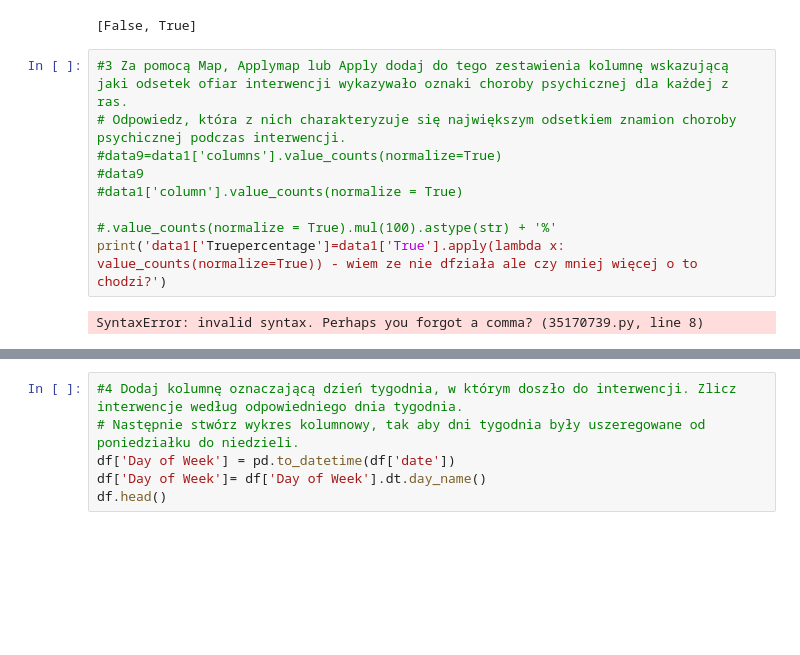
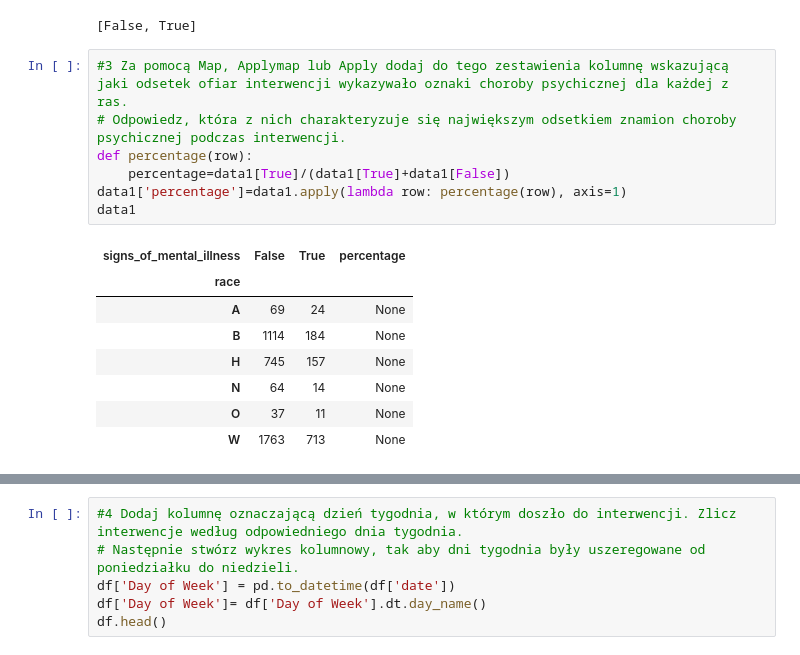
Before and after one commit to PiotrWitaszek/Crime, a Jupyter notebook: Crime.ipynb, the cells around one changed output, grey strips where cells are left out. Drawn from its saved outputs; the diff is of its cells as text; blank space fills up the shorter version.

```diff
--- a/Crime.ipynb
+++ b/Crime.ipynb
@@ -37,11 +37,16 @@ print(data1.columns.tolist())
 # %%
 #3 Za pomocą Map, Applymap lub Apply dodaj do tego zestawienia kolumnę wskazującą jaki odsetek ofiar interwencji wykazywało oznaki choroby psychicznej dla każdej z ras.
 # Odpowiedz, która z nich charakteryzuje się największym odsetkiem znamion choroby psychicznej podczas interwencji.
-#data9=data1['columns'].value_counts(normalize=True)
-#data9
-#data1['column'].value_counts(normalize = True)
-
-#.value_counts(normalize = True).mul(100).astype(str) + '%'
-print('data1['Truepercentage']=data1['True'].apply(lambda x: value_counts(normalize=True)) - wiem ze nie dfziała ale czy mniej więcej o to chodzi?')
+def percentage(row):
+    percentage=data1[True]/(data1[True]+data1[False])
+data1['percentage']=data1.apply(lambda row: percentage(row), axis=1)
+data1
 # %% [output]
-SyntaxError: invalid syntax. Perhaps you forgot a comma? (35170739.py, line 8)
+| signs_of_mental_illness | False | True | percentage |
+| race |  |  |  |
+| A | 69 | 24 | None |
+| B | 1114 | 184 | None |
+| H | 745 | 157 | None |
+| N | 64 | 14 | None |
+| O | 37 | 11 | None |
+| W | 1763 | 713 | None |
```
Also changed, not shown: parts of 5 cells of this notebook.
